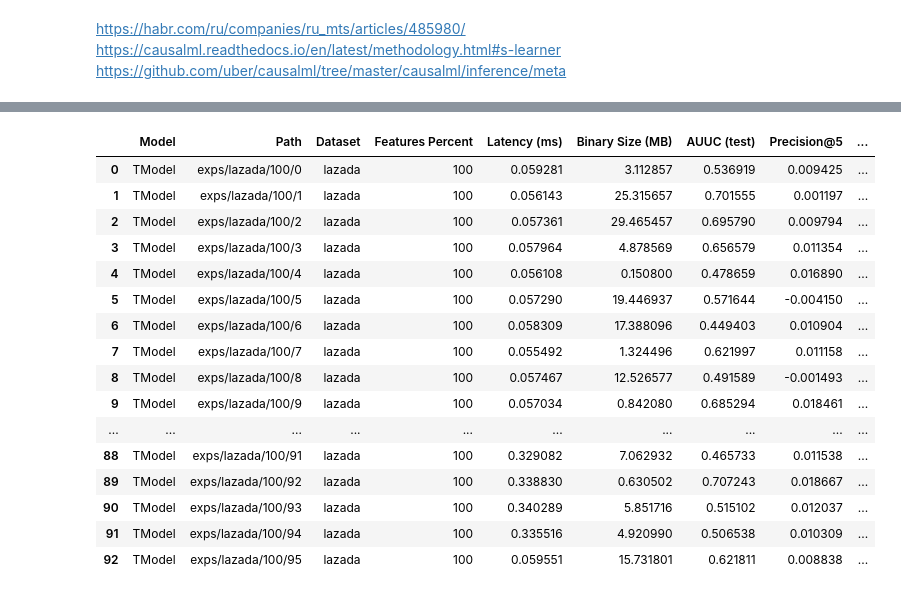
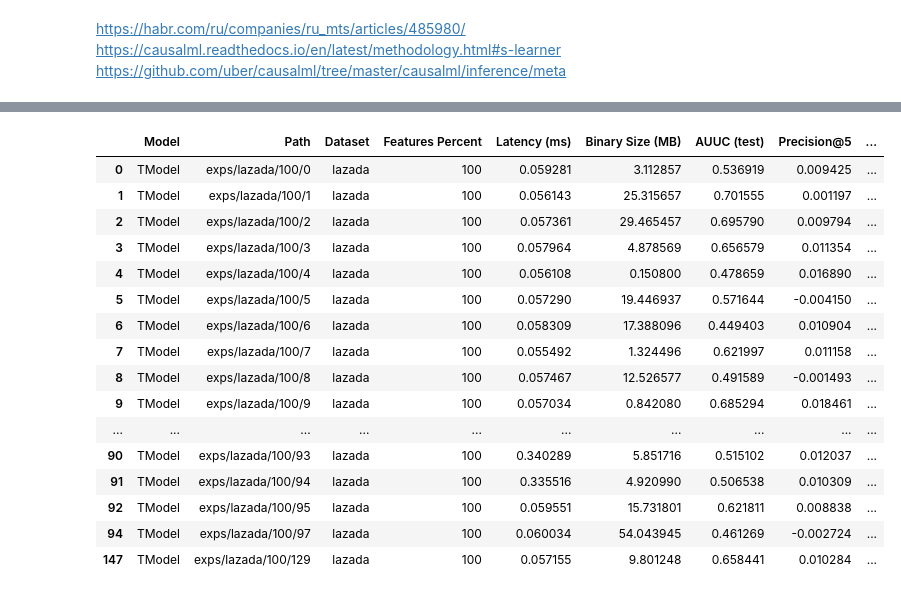
Before and after one commit to OganyanRV/UpliftModelingResearch, a Jupyter notebook: notebooks/learning models/tmodel/tmodel.ipynb, the cells around one changed output, grey strips where cells are left out. Drawn from its saved outputs; the diff is of its cells as text; code cells hidden in the pictures.

```diff
--- a/notebooks/learning models/tmodel/tmodel.ipynb
+++ b/notebooks/learning models/tmodel/tmodel.ipynb
@@ -33,26 +35,26 @@ for i in tqdm(range(len(configs)), desc="Training models"):
 # %%
 from src.global_params import BASE_PATH
 import pandas as pd
-table = pd.read_csv(BASE_PATH / "exps/stats.tsv", sep='\t')
+table = pd.read_csv(BASE_PATH + "/" + EXPS_PATH +  "/stats.tsv", sep='\t')
 table[table['Model'] == 'TModel']
 # %% [output]
 |  | Model | Path | Dataset | Features Percent | Latency (ms) | Binary Size (MB) | AUUC (test) | Precision@5 | ... |
 | 0 | TModel | exps/lazada/100/0 | lazada | 100 | 0.059281 | 3.112857 | 0.536919 | 0.009425 | ... |
 | 1 | TModel | exps/lazada/100/1 | lazada | 100 | 0.056143 | 25.315657 | 0.701555 | 0.001197 | ... |
 | 2 | TModel | exps/lazada/100/2 | lazada | 100 | 0.057361 | 29.465457 | 0.695790 | 0.009794 | ... |
 | 3 | TModel | exps/lazada/100/3 | lazada | 100 | 0.057964 | 4.878569 | 0.656579 | 0.011354 | ... |
 | 4 | TModel | exps/lazada/100/4 | lazada | 100 | 0.056108 | 0.150800 | 0.478659 | 0.016890 | ... |
 | 5 | TModel | exps/lazada/100/5 | lazada | 100 | 0.057290 | 19.446937 | 0.571644 | -0.004150 | ... |
 | 6 | TModel | exps/lazada/100/6 | lazada | 100 | 0.058309 | 17.388096 | 0.449403 | 0.010904 | ... |
 | 7 | TModel | exps/lazada/100/7 | lazada | 100 | 0.055492 | 1.324496 | 0.621997 | 0.011158 | ... |
 | 8 | TModel | exps/lazada/100/8 | lazada | 100 | 0.057467 | 12.526577 | 0.491589 | -0.001493 | ... |
 | 9 | TModel | exps/lazada/100/9 | lazada | 100 | 0.057034 | 0.842080 | 0.685294 | 0.018461 | ... |
 | ... | ... | ... | ... | ... | ... | ... | ... | ... | ... |
-| 88 | TModel | exps/lazada/100/91 | lazada | 100 | 0.329082 | 7.062932 | 0.465733 | 0.011538 | ... |
-| 89 | TModel | exps/lazada/100/92 | lazada | 100 | 0.338830 | 0.630502 | 0.707243 | 0.018667 | ... |
 | 90 | TModel | exps/lazada/100/93 | lazada | 100 | 0.340289 | 5.851716 | 0.515102 | 0.012037 | ... |
 | 91 | TModel | exps/lazada/100/94 | lazada | 100 | 0.335516 | 4.920990 | 0.506538 | 0.010309 | ... |
 | 92 | TModel | exps/lazada/100/95 | lazada | 100 | 0.059551 | 15.731801 | 0.621811 | 0.008838 | ... |
+| 94 | TModel | exps/lazada/100/97 | lazada | 100 | 0.060034 | 54.043945 | 0.461269 | -0.002724 | ... |
+| 147 | TModel | exps/lazada/100/129 | lazada | 100 | 0.057155 | 9.801248 | 0.658441 | 0.010284 | ... |
 # %%
 table.tail(5)
 # %% [output]
```
Also changed, not shown: parts of 9 cells of this notebook, 10 other files.
